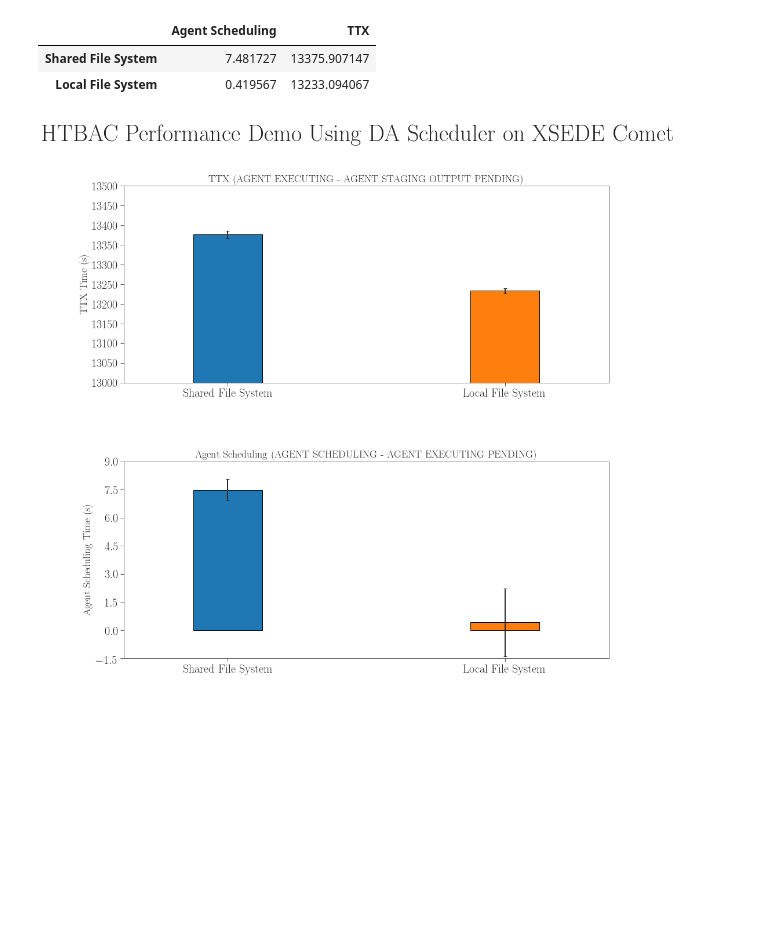
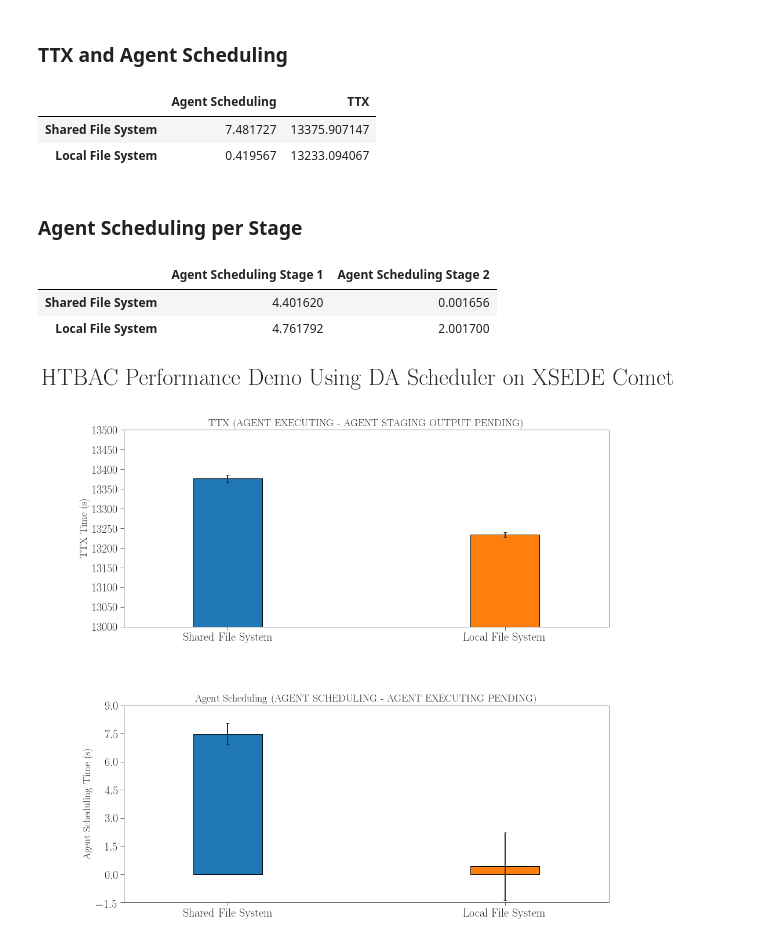
Before and after one commit to radical-cybertools/htbac, a Jupyter notebook: misc/da_scheduler/data_lfs.ipynb, the cells around one changed output. Cells and saved outputs as stored; diff of their text form; code cells hidden in the pictures; blank space fills up the shorter version.

```diff
--- a/misc/da_scheduler/data_lfs.ipynb
+++ b/misc/da_scheduler/data_lfs.ipynb
@@ -43,9 +58,19 @@ df_err.loc[experiments[1], 'TTX'] = lfs_sessions['U_AGENT_EXECUTING'].std()
+# %% [markdown]
+### TTX and Agent Scheduling
 # %%
 df
 # %% [output]
 |  | Agent Scheduling | TTX |
 | Shared File System | 7.481727 | 13375.907147 |
 | Local File System | 0.419567 | 13233.094067 |
+# %% [markdown]
+### Agent Scheduling per Stage
+# %%
+df_units
+# %% [output]
+|  | Agent Scheduling Stage 1 | Agent Scheduling Stage 2 |
+| Shared File System | 4.401620 | 0.001656 |
+| Local File System | 4.761792 | 2.001700 |
 # %%
 fwidth = 32
 fhight = 10
```
Also changed, not shown: parts of 2 cells of this notebook.
